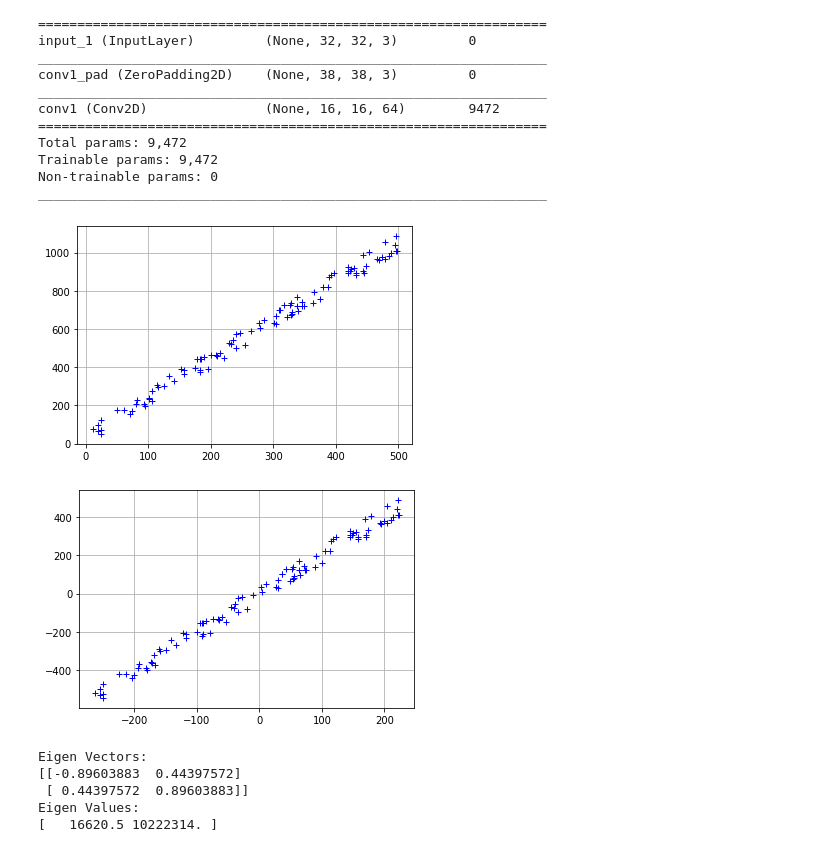
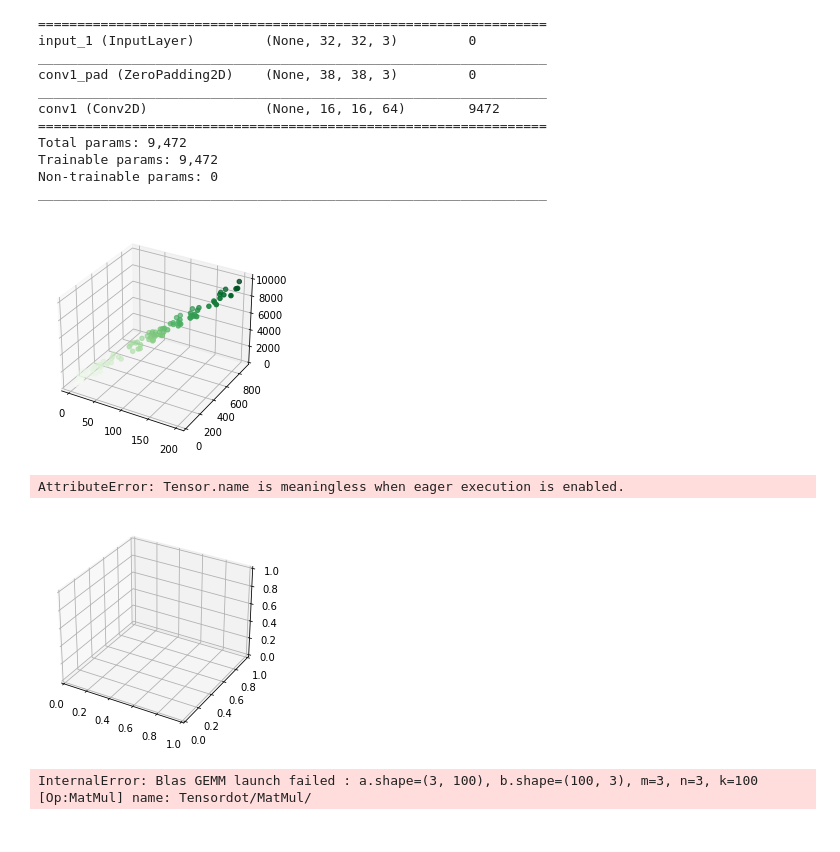
Before and after one commit to avizny2/CS529-ML-Final-Project, a Jupyter notebook: backend/model/feature_extrac_V1.ipynb, the cells around one changed output. Drawn from its saved outputs; the diff is of its cells as text; code cells hidden in the pictures.

```diff
--- a/backend/model/feature_extrac_V1.ipynb
+++ b/backend/model/feature_extrac_V1.ipynb
@@ -147,14 +180,23 @@ _________________________________________________________________
 # %%
 features = model_cut.predict(x)  # Assuming you have your images in x
 # %%
-x_data = tf.multiply(5, tf.random.uniform([100], minval=0, maxval=100, dtype = tf.float32, seed = 0))
-y_data = tf.multiply(2, x_data) + 1 + tf.random.uniform([100], minval=0, maxval=100, dtype = tf.float32, seed = 0)
-X = tf.stack([x_data, y_data], axis=1)
-plt.rc_context({'axes.edgecolor':'orange', 'xtick.color':'red', 'ytick.color':'red'})
-plt.plot(X[:,0], X[:,1], '+', color='b')
-plt.grid()
+import matplotlib.pyplot as plt
+import re
+
+x_data = tf.multiply(2, tf.random.uniform([100], minval=0, maxval=100, dtype = tf.float32, seed = 0))
+y_data = tf.multiply(4, x_data) + 1 + tf.random.uniform([100], minval=0, maxval=100, dtype = tf.float32, seed = 0)
+z_data = tf.multiply(11, y_data) + 1 + tf.random.uniform([100], minval=0, maxval=100, dtype = tf.float32, seed = 0)
+X = tf.stack([x_data, y_data, z_data], axis=1)
+#plt.rc_context({'axes.edgecolor':'orange', 'xtick.color':'red', 'ytick.color':'red'})
+#plt.plot(X[:,0], X[:,1], '+', color='b')
+#plt.grid()
+
+ax = plt.axes(projection='3d')
+
+# Data for a three-dimensional line
+ax.scatter3D(x_data, y_data, z_data, c=z_data, cmap='Greens');
 # %% [output]
-[figure, old version]
+[figure, new version]
 # %%
 def normalize(data):
  # creates a copy of data
@@ -164,20 +206,22 @@ def normalize(data):
  return X
 
 normalized_data = normalize(X)
-plt.plot(normalized_data[:,0], normalized_data[:,1], '+', color='b')
-plt.grid()
+#plt.plot(normalized_data[:,0], normalized_data[:,1], '+', color='b')
+#plt.grid()
+
+ax = plt.axes(projection='3d')
+
+# Data for a three-dimensional line
+ax.scatter3D(normalized_data[:,0], normalized_data[:,1], normalized_data[:,2], c=normalized_data[:,2], cmap='Greens');
 # %% [output]
+AttributeError: Tensor.name is meaningless when eager execution is enabled.
-[figure, old version]
+[figure, new version]
 # %%
 # Finding the Eigne Values and Vectors for the data
 eigen_values, eigen_vectors = tf.linalg.eigh(tf.tensordot(tf.transpose(normalized_data), normalized_data, axes=1))
 print('Eigen Vectors: \n{} \nEigen Values: \n{}'.format(eigen_vectors, eigen_values))
 # %% [output]
-Eigen Vectors:
-[[-0.89603883  0.44397572]
- [ 0.44397572  0.89603883]]
-Eigen Values:
-[   16620.5 10222314. ]
+InternalError: Blas GEMM launch failed : a.shape=(3, 100), b.shape=(100, 3), m=3, n=3, k=100 [Op:MatMul] name: Tensordot/MatMul/
 # %%
 X_new = tf.tensordot(tf.transpose(eigen_vectors), tf.transpose(normalized_data), axes=1)
 plt.plot(X_new[0, :], X_new[1, :], '+', color='b')
```
Also changed, not shown: parts of 12 cells of this notebook, 3 other files.
